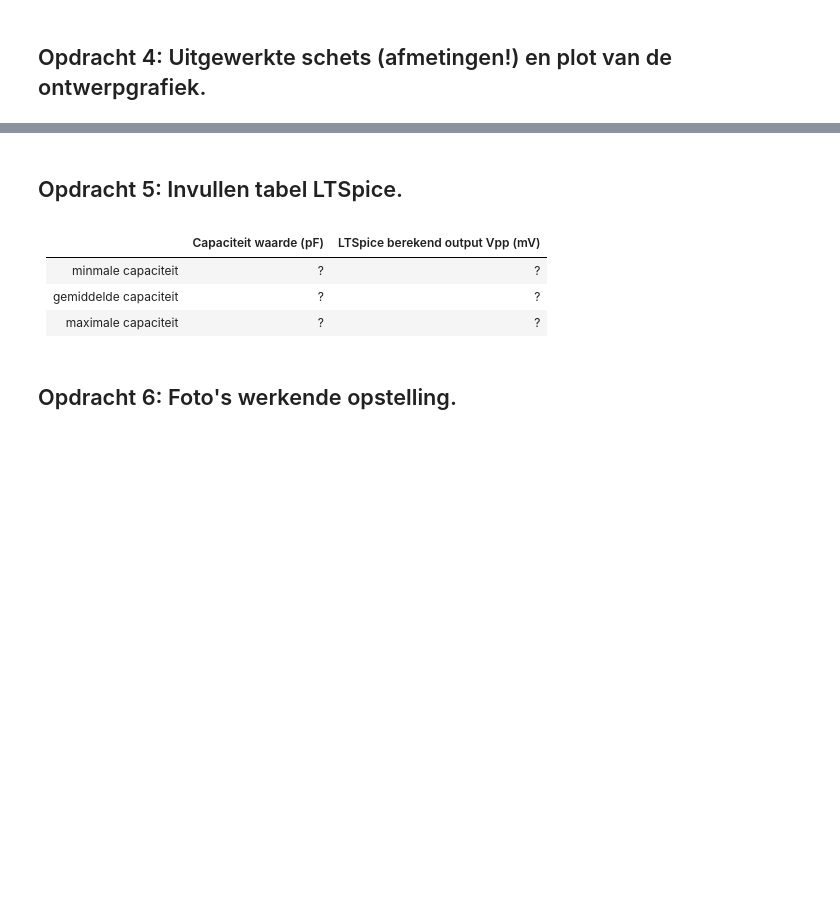
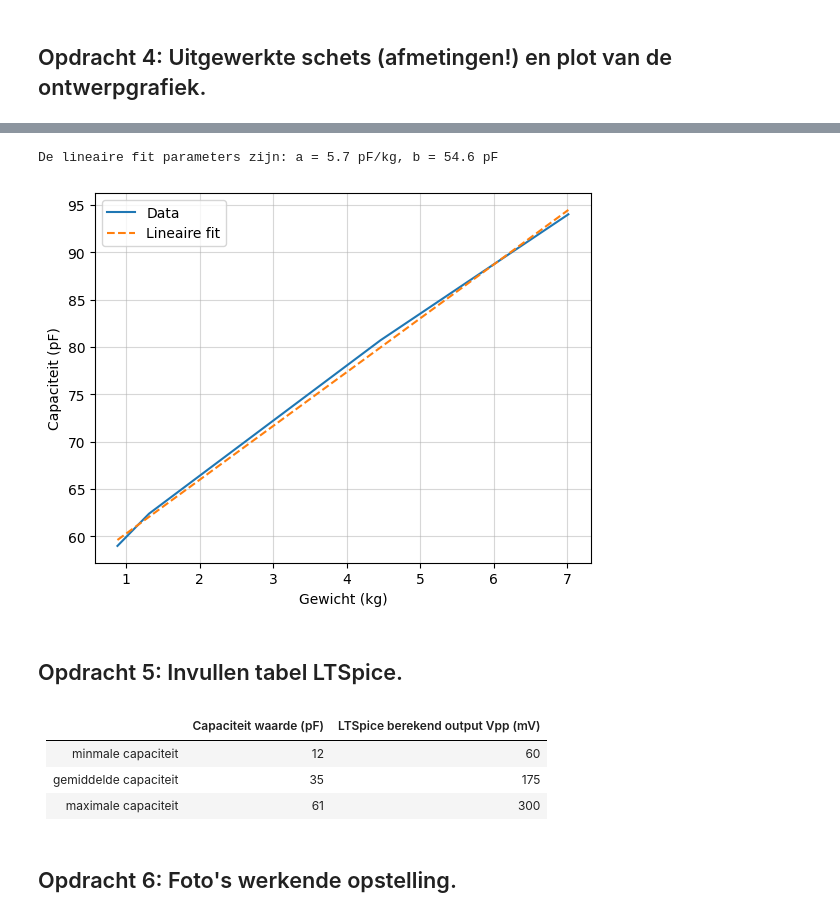
Before and after one commit to TimMekkelholt/opdrachten-DEF-D, a Jupyter notebook: FysiekeOntwerpopdrachten/2OntwerpEenSensorCondensator/DEFOntwerpopdracht2OntwerpEenSensorInvulTemplate.ipynb, the cells around one changed output, grey strips where cells are left out. Cells and saved outputs as stored; diff of their text form; code cells hidden in the pictures; blank space fills up the shorter version.

```diff
--- a/FysiekeOntwerpopdrachten/2OntwerpEenSensorCondensator/DEFOntwerpopdracht2OntwerpEenSensorInvulTemplate.ipynb
+++ b/FysiekeOntwerpopdrachten/2OntwerpEenSensorCondensator/DEFOntwerpopdracht2OntwerpEenSensorInvulTemplate.ipynb
@@ -84,11 +82,39 @@ Pas deze tekst aan: Wij gaan een sensor maken die X meet.
+# %%
+# Plot hier de verwachte ontwerpgrafiek van jullie sensoren.
+import numpy as np
+import matplotlib.pyplot as plt
+from scipy.optimize import curve_fit
+
+gewichten_test = np.array([0.881,1.310 ,4.457, 7.013 ])
+capaciteiten_test = np.array([59.0, 62.4 ,80.7, 94.0])
+
+def lineair(x, a, b):
+    return a * x + b
+
+vals, covs = curve_fit(lineair, gewichten_test, capaciteiten_test)
+x_fit = np.linspace(min(gewichten_test), max(gewichten_test), 100)
+
+
+plt.figure()
+plt.plot(gewichten_test, capaciteiten_test, '-', label='Data')
+plt.plot(x_fit, lineair(x_fit, *vals), '--', label='Lineaire fit')
+plt.xlabel('Gewicht (kg)')
+plt.ylabel('Capaciteit (pF)')
+plt.grid(alpha=0.5)
+plt.legend()
+
+print(f"De lineaire fit parameters zijn: a = {vals[0]:.1f} pF/kg, b = {vals[1]:.1f} pF")
+# %% [output]
+De lineaire fit parameters zijn: a = 5.7 pF/kg, b = 54.6 pF
+[figure, added]
 # %% [markdown]
 ## Opdracht 5: Invullen tabel LTSpice.
 # %% [markdown]
 |         | Capaciteit waarde (pF)  | LTSpice berekend output Vpp (mV)|
 |-------------|-------------:|-------------:|
-| minmale capaciteit| ? |? |
-| gemiddelde capaciteit| ? |? |
-| maximale capaciteit| ? |? |
+| minmale capaciteit| 12 | 60 |
+| gemiddelde capaciteit| 35 | 175 |
+| maximale capaciteit| 61 | 300 |
 # %% [markdown]
 ## Opdracht 6: Foto's werkende opstelling.
 # %% [markdown]
```
Also changed, not shown: parts of 23 cells of this notebook.
